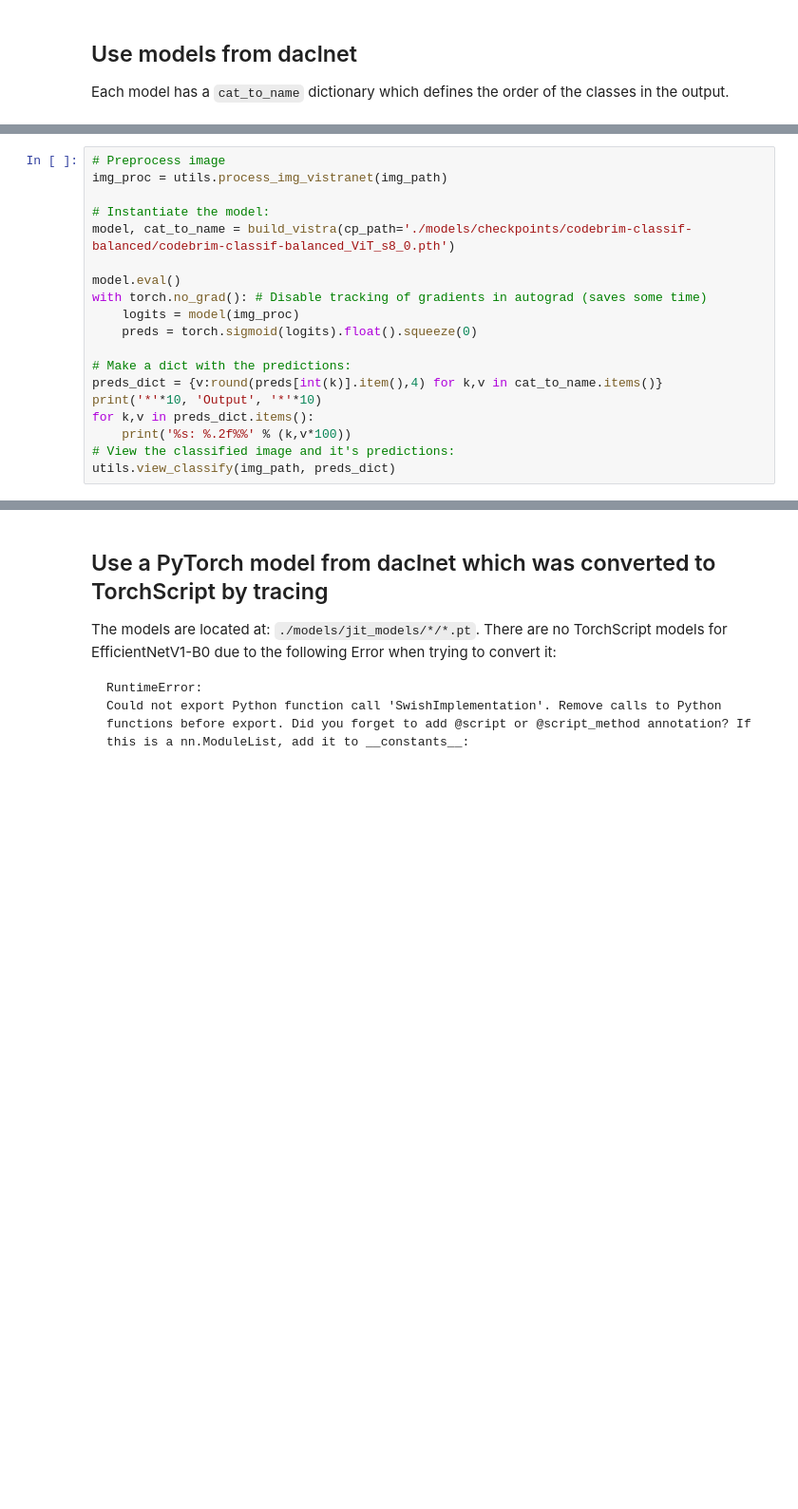
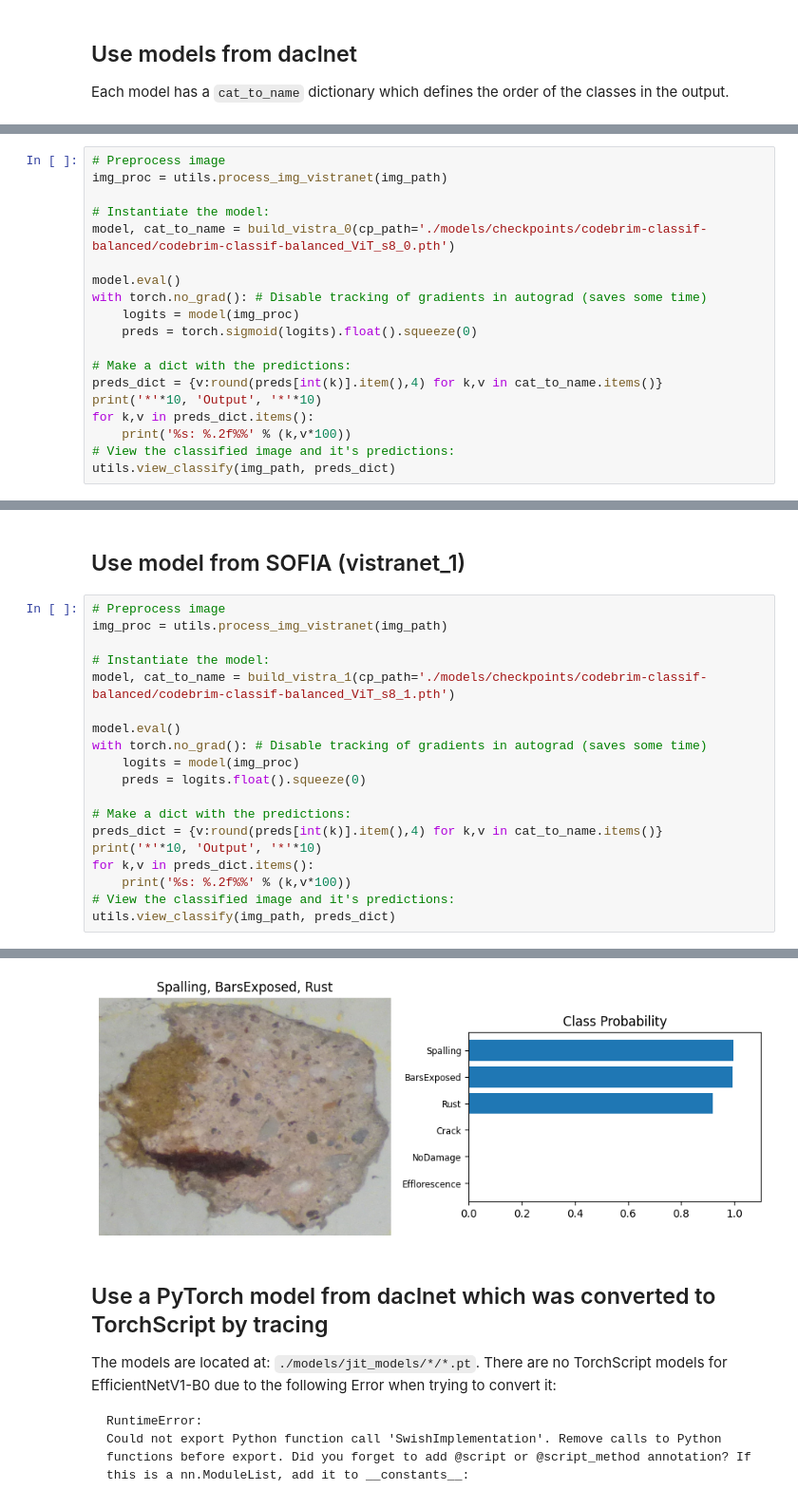
Before and after one commit to phiyodr/bikit-models, a Jupyter notebook: demo.ipynb, the cells around one changed output, grey strips where cells are left out. Shown at 95% size. Drawn from its saved outputs; the diff is of its cells as text; blank space fills up the shorter version.

Commit message:
added vistranet_1
Added vistranet_1 and adapted necessary functions consequently. Also updated README.

```diff
--- a/demo.ipynb
+++ b/demo.ipynb
@@ -63,7 +68,7 @@ Rust: 80.03%
 img_proc = utils.process_img_vistranet(img_path)
 
 # Instantiate the model:
-model, cat_to_name = build_vistra(cp_path='./models/checkpoints/codebrim-classif-balanced/codebrim-classif-balanced_ViT_s8_0.pth')
+model, cat_to_name = build_vistra_0(cp_path='./models/checkpoints/codebrim-classif-balanced/codebrim-classif-balanced_ViT_s8_0.pth')
 
 model.eval()
 with torch.no_grad(): # Disable tracking of gradients in autograd (saves some time)
@@ -98,3 +103,25 @@ Efflorescence: 0.02%
 BarsExposed: 97.42%
 Rust: 43.20%
 [figure]
+# %% [markdown]
+## Use model from SOFIA (vistranet_1)
+# %%
+# Preprocess image
+img_proc = utils.process_img_vistranet(img_path)
+
+# Instantiate the model:
+model, cat_to_name = build_vistra_1(cp_path='./models/checkpoints/codebrim-classif-balanced/codebrim-classif-balanced_ViT_s8_1.pth')
+
+model.eval()
+with torch.no_grad(): # Disable tracking of gradients in autograd (saves some time)
+    logits = model(img_proc)
+    preds = logits.float().squeeze(0)
+
+# Make a dict with the predictions:
+preds_dict = {v:round(preds[int(k)].item(),4) for k,v in cat_to_name.items()}
+print('*'*10, 'Output', '*'*10)
+for k,v in preds_dict.items():
+    print('%s: %.2f%%' % (k,v*100))
+# View the classified image and it's predictions:
+utils.view_classify(img_path, preds_dict)
+# %% [output]
@@ -101,3 +145,4 @@ Rust: 43.20%
+[figure, added]
 # %% [markdown]
 ## Use a PyTorch model from daclnet which was converted to TorchScript by tracing
 The models are located at: `./models/jit_models/*/*.pt`.
```
Also changed, not shown: parts of 7 cells of this notebook, 12 other files.
